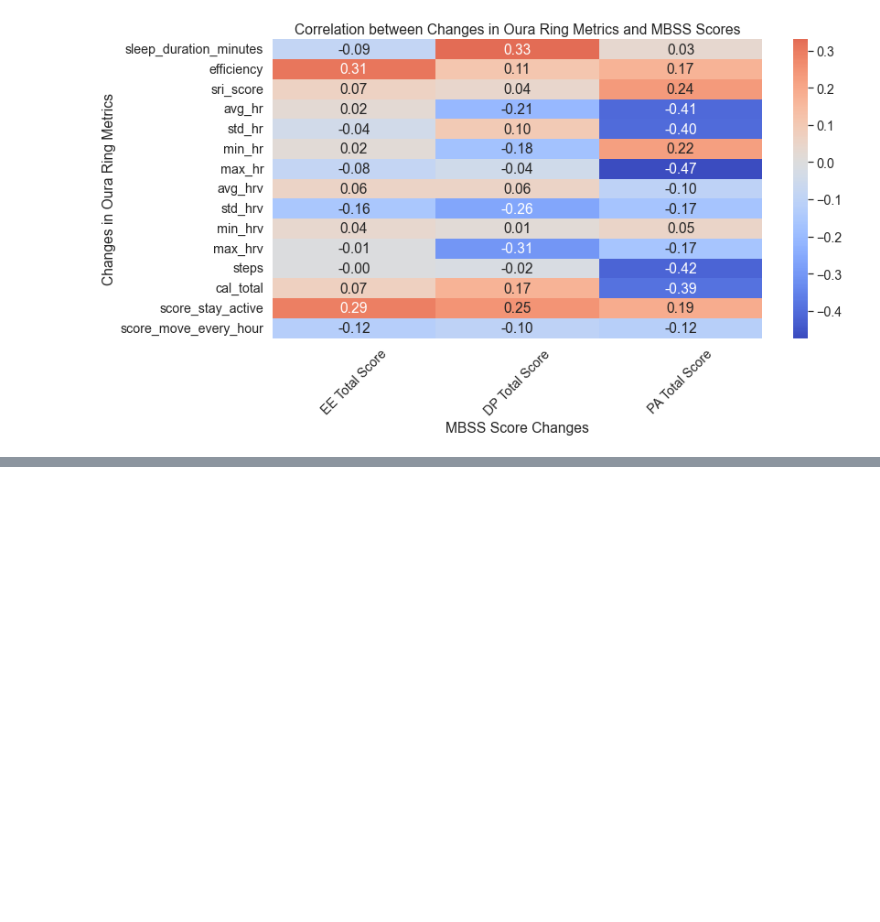
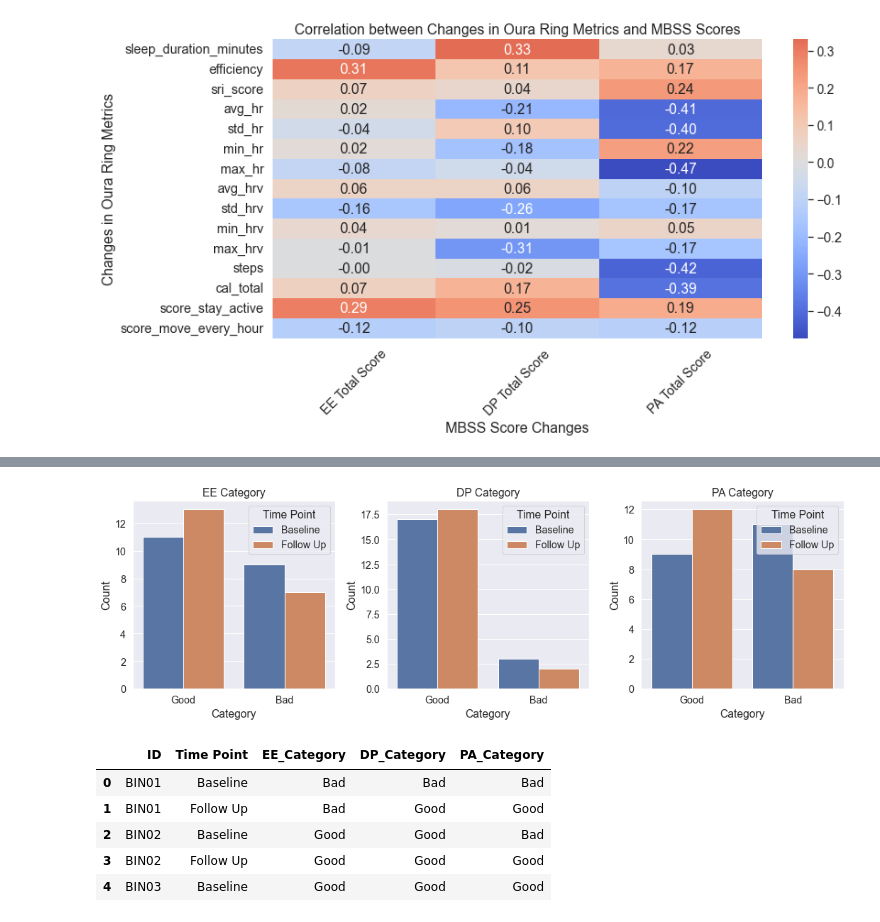
Before and after one commit to comp-well-org/Oura_ring_burnout, a Jupyter notebook: feat_mbss_analysis.ipynb, the cells around one changed output, grey strips where cells are left out. Saved outputs shown, nothing was run; the diff lists cells and outputs as text; code cells hidden in the pictures; blank space fills up the shorter version.

```diff
--- a/feat_mbss_analysis.ipynb
+++ b/feat_mbss_analysis.ipynb
@@ -212,0 +356,51 @@ trends_df
+# %%
+# Define the "Good" and "Bad" thresholds for EE, DP, and PA
+thresholds = {
+    'EE Total Score': {'Bad': 27, 'Good': 27},
+    'DP Total Score': {'Bad': 10, 'Good': 10},
+    'PA Total Score': {'Bad': 33, 'Good': 33}
+}
+
+# Process data to categorize based on thresholds
+def categorize(row, measure, thresholds):
+    if measure == 'PA Total Score':  # For PA, higher scores are "Good"
+        return 'Good' if row[measure] > thresholds[measure]['Good'] else 'Bad'
+    else:  # For EE and DP, lower scores are "Good"
+        return 'Good' if row[measure] < thresholds[measure]['Bad'] else 'Bad'
+
+# Categorize the baseline and follow-up data
+
+# Count the occurrences of each ID to find those with less than 2 entries (meaning they don't have both surveys)
+participant_counts = mbss_data.dropna()['ID'].value_counts()
+
+# Filter out participants with less than 2 entries
+participants_with_followup = participant_counts[participant_counts == 2].index
+
+# Now filter the mbss_data to only include these participants
+mbss_data = mbss_data[mbss_data['ID'].isin(participants_with_followup)]
+mbss_data['EE_Category'] = mbss_data.apply(lambda row: categorize(row, 'EE Total Score', thresholds), axis=1)
+mbss_data['DP_Category'] = mbss_data.apply(lambda row: categorize(row, 'DP Total Score', thresholds), axis=1)
+mbss_data['PA_Category'] = mbss_data.apply(lambda row: categorize(row, 'PA Total Score', thresholds), axis=1)
+
+# Visualize the distribution of "Good" and "Bad" categories for EE, DP, and PA
+plt.figure(figsize=(15, 5))
+for i, measure in enumerate(['EE', 'DP', 'PA'], start=1):
+    plt.subplot(1, 3, i)
+    sns.countplot(data=mbss_data, x=f'{measure}_Category', order=['Good', 'Bad'], hue="Time Point")
+    plt.title(f'{measure} Category')
+    plt.ylabel('Count')
+    plt.xlabel('Category')
+
+plt.tight_layout()
+plt.show()
+
+# Show the first few rows of the categorized MBSS data
+mbss_data[['ID', 'Time Point', 'EE_Category', 'DP_Category', 'PA_Category']].head()
+# %% [output]
+[figure, added]
+|  | ID | Time Point | EE_Category | DP_Category | PA_Category |
+| 0 | BIN01 | Baseline | Bad | Bad | Bad |
+| 1 | BIN01 | Follow Up | Bad | Good | Good |
+| 2 | BIN02 | Baseline | Good | Good | Bad |
+| 3 | BIN02 | Follow Up | Good | Good | Good |
+| 4 | BIN03 | Baseline | Good | Good | Good |
```
Also changed, not shown: parts of 11 cells of this notebook.
